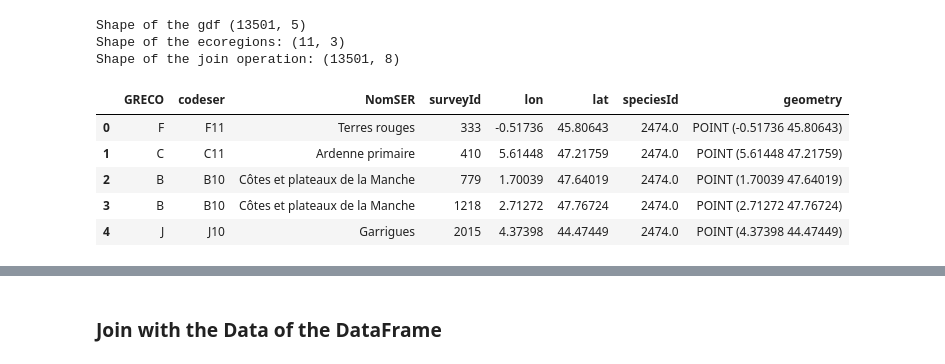
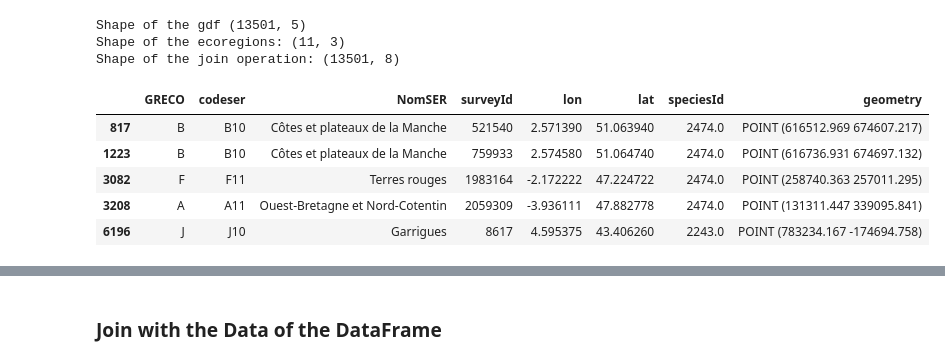
Before and after one commit to emanuel-gf/PlantNet-Species-ML-Project, a Jupyter notebook: ecoregions.ipynb, the cells around one changed output, grey strips where cells are left out. Saved outputs shown, nothing was run; the diff lists cells and outputs as text; code cells hidden in the pictures.

Commit message:
Dataset contains the GRECO regions aggregate for only 9 regions instead of 11.  Create MileStone2 ready to go on model prediction

```diff
--- a/ecoregions.ipynb
+++ b/ecoregions.ipynb
@@ -82,11 +126,35 @@ Shape of the gdf (13501, 5)
 Shape of the ecoregions: (11, 3)
 Shape of the join operation: (13501, 8)
 # %%
-join.head()
+## Get the points which fail the operation
+fail_df = join.loc[join.isna().any(axis=1)].copy()
+
+## Try the to get the closer and not the whole intersection
+new_gdf = gpd.sjoin_nearest(
+    left_df = ecogdf_4326.to_crs("EPSG:27562"),
+    right_df= fail_df.drop(columns=['GRECO','codeser','NomSER']).to_crs("EPSG:27562"),
+    how='right',
+    max_distance = 1000
+)
+
+### Replace the values that had not being infered anything with the values from the nearest join
+join.loc[new_gdf.index, ['GRECO','codeser','NomSER']] = new_gdf.loc[:, ['GRECO','codeser','NomSER']].values
+
+
+## There is still some variables with nan values, let's increase the distance with the
+new_gdf2 = gpd.sjoin_nearest(
+    left_df = ecogdf_4326.to_crs("EPSG:27562"),
+    right_df= new_gdf.loc[new_gdf.isna().any(axis=1)].drop(columns=['GRECO','codeser','NomSER']).to_crs("EPSG:27562"),
+    how='right',
+    max_distance = 10000
+)
+
+## Again replacing the values
+join.loc[new_gdf2.index, ['GRECO','codeser','NomSER']] = new_gdf2.loc[:, ['GRECO','codeser','NomSER']].values
 # %% [output]
 |  | GRECO | codeser | NomSER | surveyId | lon | lat | speciesId | geometry |
-| 0 | F | F11 | Terres rouges | 333 | -0.51736 | 45.80643 | 2474.0 | POINT (-0.51736 45.80643) |
-| 1 | C | C11 | Ardenne primaire | 410 | 5.61448 | 47.21759 | 2474.0 | POINT (5.61448 47.21759) |
-| 2 | B | B10 | Côtes et plateaux de la Manche | 779 | 1.70039 | 47.64019 | 2474.0 | POINT (1.70039 47.64019) |
-| 3 | B | B10 | Côtes et plateaux de la Manche | 1218 | 2.71272 | 47.76724 | 2474.0 | POINT (2.71272 47.76724) |
-| 4 | J | J10 | Garrigues | 2015 | 4.37398 | 44.47449 | 2474.0 | POINT (4.37398 44.47449) |
+| 817 | B | B10 | Côtes et plateaux de la Manche | 521540 | 2.571390 | 51.063940 | 2474.0 | POINT (616512.969 674607.217) |
+| 1223 | B | B10 | Côtes et plateaux de la Manche | 759933 | 2.574580 | 51.064740 | 2474.0 | POINT (616736.931 674697.132) |
+| 3082 | F | F11 | Terres rouges | 1983164 | -2.172222 | 47.224722 | 2474.0 | POINT (258740.363 257011.295) |
+| 3208 | A | A11 | Ouest-Bretagne et Nord-Cotentin | 2059309 | -3.936111 | 47.882778 | 2474.0 | POINT (131311.447 339095.841) |
+| 6196 | J | J10 | Garrigues | 8617 | 4.595375 | 43.406260 | 2243.0 | POINT (783234.167 -174694.758) |
```
Also changed, not shown: parts of 19 cells of this notebook, 3 other files.
